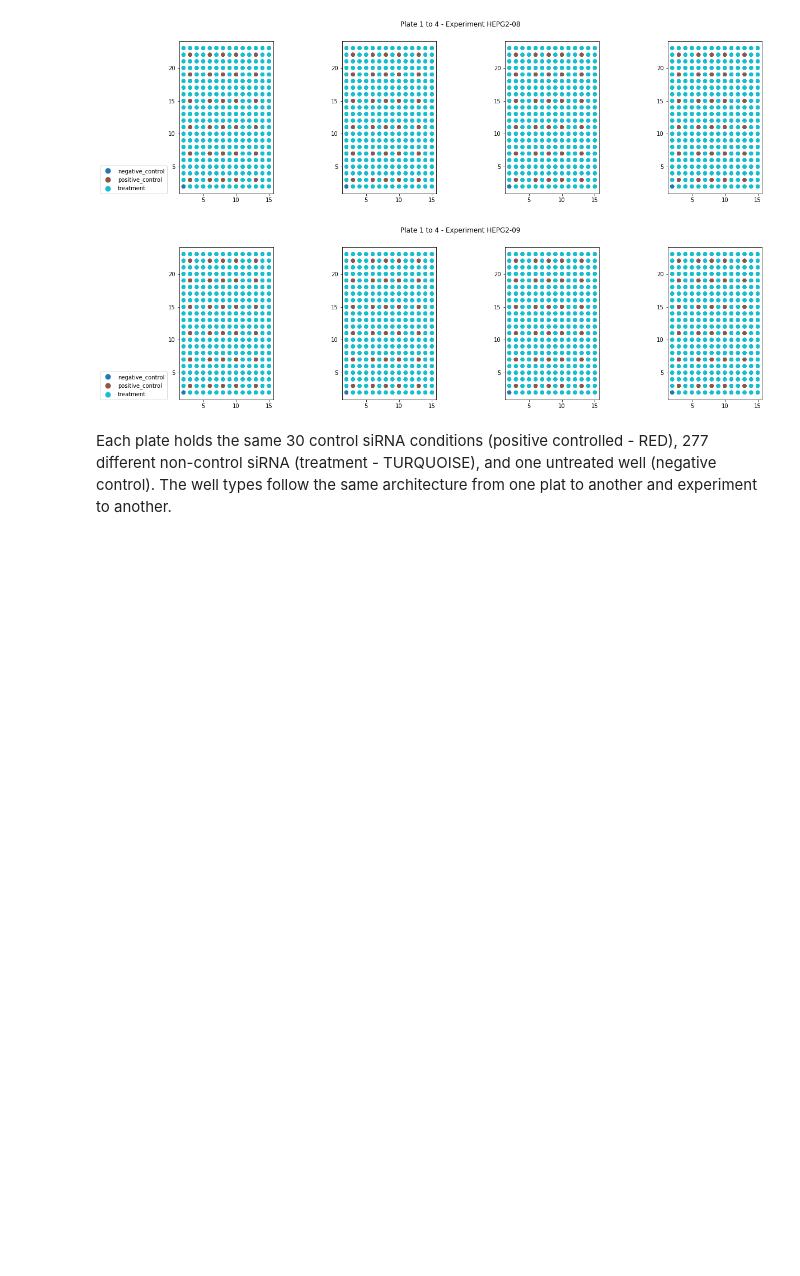
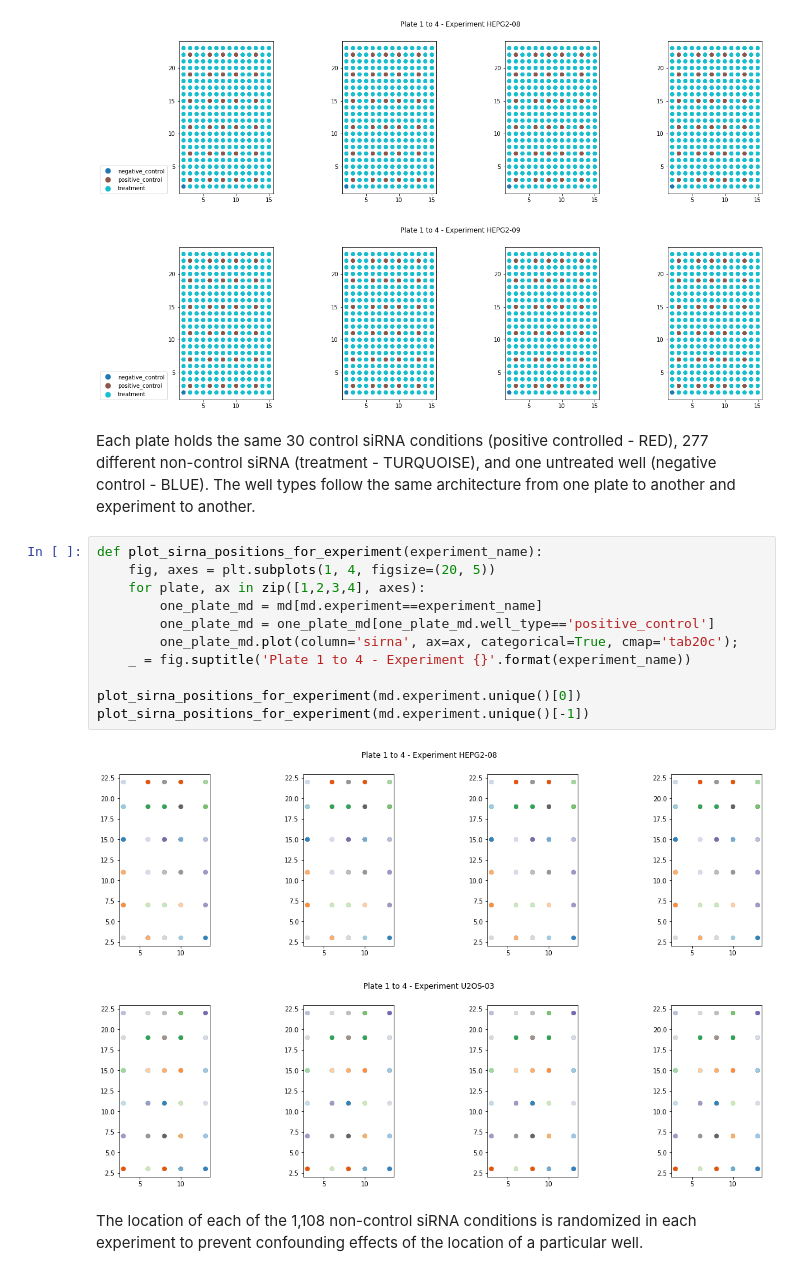
Before and after one commit to MichelML/ml-cellsignal, a Jupyter notebook: MachineLearningNanodegreeCapstoneReport.ipynb, the cells around one changed output. Drawn from its saved outputs; the diff is of its cells as text; blank space fills up the shorter version.

```diff
--- a/MachineLearningNanodegreeCapstoneReport.ipynb
+++ b/MachineLearningNanodegreeCapstoneReport.ipynb
@@ -175,7 +183,23 @@ plot_well_type_positions_for_experiment(md.experiment.unique()[1])
 [figure]
 [figure]
 # %% [markdown]
-Each plate holds the same 30 control siRNA conditions (positive controlled - RED), 277 different non-control siRNA (treatment - TURQUOISE), and one untreated well (negative control). The well types follow the same architecture from one plat to another and experiment to another.
+Each plate holds the same 30 control siRNA conditions (positive controlled - RED), 277 different non-control siRNA (treatment - TURQUOISE), and one untreated well (negative control - BLUE). The well types follow the same architecture from one plate to another and experiment to another.
+# %%
+def plot_sirna_positions_for_experiment(experiment_name):
+    fig, axes = plt.subplots(1, 4, figsize=(20, 5))
+    for plate, ax in zip([1,2,3,4], axes):
+        one_plate_md = md[md.experiment==experiment_name]
+        one_plate_md = one_plate_md[one_plate_md.well_type=='positive_control']
+        one_plate_md.plot(column='sirna', ax=ax, categorical=True, cmap='tab20c');
+    _ = fig.suptitle('Plate 1 to 4 - Experiment {}'.format(experiment_name))
+
+plot_sirna_positions_for_experiment(md.experiment.unique()[0])
+plot_sirna_positions_for_experiment(md.experiment.unique()[-1])
+# %% [output]
+[figure, added]
+[figure, added]
+# %% [markdown]
+The location of each of the 1,108 non-control siRNA conditions is randomized in each experiment to prevent confounding effects of the location of a particular well.
 # %% [markdown]
 ### Algorithms and Techniques
 
```
Also changed, not shown: parts of 10 cells of this notebook, 1 other file.
